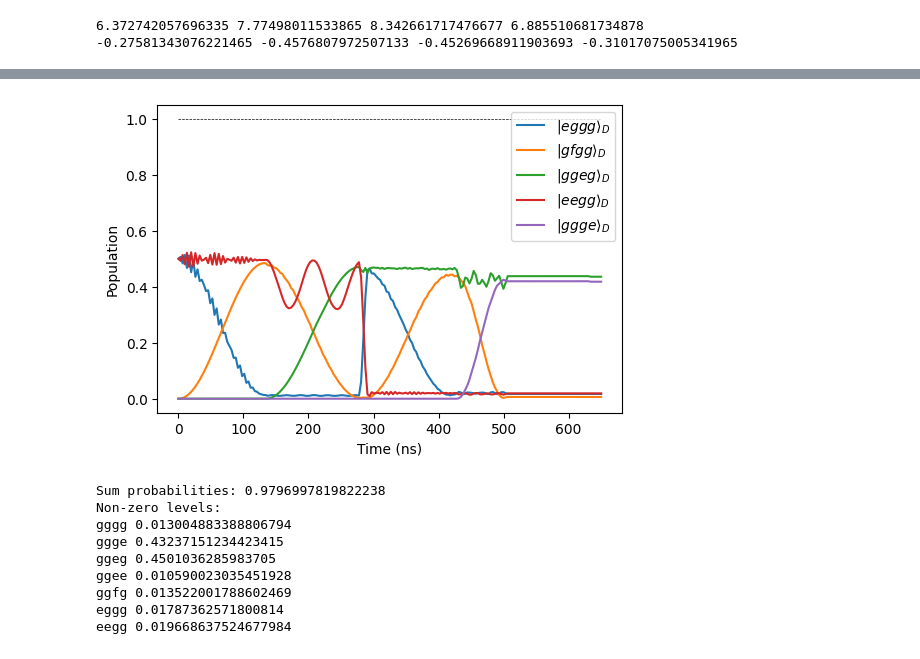
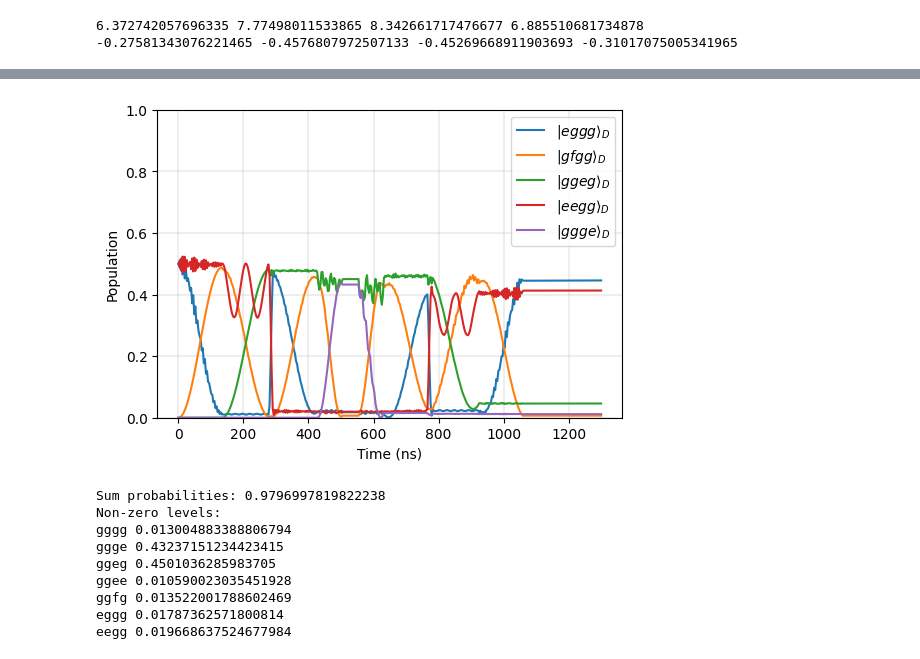
Before and after one commit to sebastienLeg/qutip_sims, a Jupyter notebook: 4transmon_fixed_freq_swap.ipynb, the cells around one changed output, grey strips where cells are left out. Drawn from its saved outputs; the diff is of its cells as text; code cells hidden in the pictures.

```diff
--- a/4transmon_fixed_freq_swap.ipynb
+++ b/4transmon_fixed_freq_swap.ipynb
@@ -56,7 +56,8 @@ print(alphas[0], alphas[1], alphas[2], alphas[3])
 
 # qram.check_state_mapping(n=3)
 # %%
-times = np.linspace(0, 650, 200)
+# times = np.linspace(0, 650, 200)
+times = np.linspace(0, 1300, 400)
 # times = np.linspace(0, 300, 200)
 # times = np.linspace(0, 10, 100)
 
@@ -66,6 +67,14 @@ qram.add_sequential_pi_pulse(seq, 'gfgg', 'ggeg', amp=0.04)
 qram.add_sequential_pi_pulse(seq, 'eegg', 'eggg', amp=0.07)
 qram.add_sequential_pi_pulse(seq, 'eggg', 'gfgg', amp=0.12) # repeat of pulse 0
 qram.add_sequential_pi_pulse(seq, 'gfgg', 'ggge', amp=0.18)
+
+seq.wait(50)
+
+qram.add_sequential_pi_pulse(seq, 'gfgg', 'ggge', amp=0.18)
+qram.add_sequential_pi_pulse(seq, 'eggg', 'gfgg', amp=0.12) # repeat of pulse 0
+qram.add_sequential_pi_pulse(seq, 'eegg', 'eggg', amp=0.07)
+qram.add_sequential_pi_pulse(seq, 'gfgg', 'ggeg', amp=0.04)
+qram.add_sequential_pi_pulse(seq, 'eggg', 'gfgg', amp=0.12)
 
 # qram.add_const_pi_pulse(seq, 'eggg', 'gfgg', amp=0.07, t_pulse_factor=1)
 # qram.add_const_pi_pulse(seq, 'gfgg', 'ggeg', amp=0.03, t_offset=-seq.prev_pulse_length(), t_pulse_factor=1)
@@ -94,6 +103,6 @@ plt.show()
 # %%
-incl_dissipation = True
-# incl_dissipation = False
+# incl_dissipation = True
+incl_dissipation = False
 
 T1 = 60e3 # ns
 T2 = 30e3 # ?
@@ -123,5 +132,5 @@ if incl_dissipation:
     result = np.sum(full_result.states, axis=0)/full_result.ntraj
 else:
     # result = qt.mesolve(qram.H_solver(seq), psi0, times, progress_bar=True, options=qt.Options(nsteps=10000)).states
-    result = qt.mesolve(qram.H_solver_str(seq), psi0, times, progress_bar=True, options=qt.Options(nsteps=10000)).states
+    result = qt.mesolve(qram.H_solver_str(seq), psi0, times, progress_bar=True, options=qt.Options(nsteps=12000)).states
 # %% [output]
@@ -147,35 +155,37 @@ prob_eggg = [np.abs(eggg.overlap(result[t]))**2 for t in range(len(times))]
 prob_gfgg = [np.abs(gfgg.overlap(result[t]))**2 for t in range(len(times))]
 prob_ggeg = [np.abs(ggeg.overlap(result[t]))**2 for t in range(len(times))]
 prob_eegg = [np.abs(eegg.overlap(result[t]))**2 for t in range(len(times))]
 prob_ggge = [np.abs(ggge.overlap(result[t]))**2 for t in range(len(times))]
 
 plt.plot(times, prob_eggg, label=r'$|eggg\rangle_D$')
 plt.plot(times, prob_gfgg, label=r'$|gfgg\rangle_D$')
 plt.plot(times, prob_ggeg, label=r'$|ggeg\rangle_D$')
 plt.plot(times, prob_eegg, label=r'$|eegg\rangle_D$')
 plt.plot(times, prob_ggge, label=r'$|ggge\rangle_D$')
 
 # plt.plot(times, [np.abs(state('geeg').overlap(result[t]))**2 for t in range(len(times))], 'k--', label=r'$|geeg\rangle_D$')
 # plt.plot(times, [np.abs(state('efgg').overlap(result[t]))**2 for t in range(len(times))], 'k-.', label=r'$|efgg\rangle_D$')
 
 # for i1 in range(cutoffs[0]):
 #     for i2 in range(cutoffs[1]):
 #         for i3 in range(cutoffs[2]):
 #             for i4 in range(cutoffs[3]):
 #                 # print(qram.levels_nums_to_name([i1, i2, i3, i4]))
 #                 plt.plot(times,
 #                          [np.abs(qram.state([i1, i2, i3, i4]).overlap(result[t]))**2 for t in range(len(times))],
 #                          label='qram.level_nums_to_name[i1, i2, i3, i4]')
 
-plt.plot(times, [1]*len(times), 'k--', linewidth=0.5)
+# plt.plot(times, [1]*len(times), 'k--', linewidth=0.5)
 plt.legend()
+plt.ylim(0, 1)
 # plt.xlim(750, 1000)
 plt.xlabel('Time (ns)')
 plt.ylabel('Population')
 # plt.title(r'$\psi_0=|$'+psi0_name+r'$\rangle$')
+plt.grid(linewidth=0.3)
 plt.show()
 # %% [output]
-[figure, old version]
+[figure, new version]
 # %%
 T = 700 # ns
 
```
Also changed, not shown: parts of 2 cells of this notebook.
